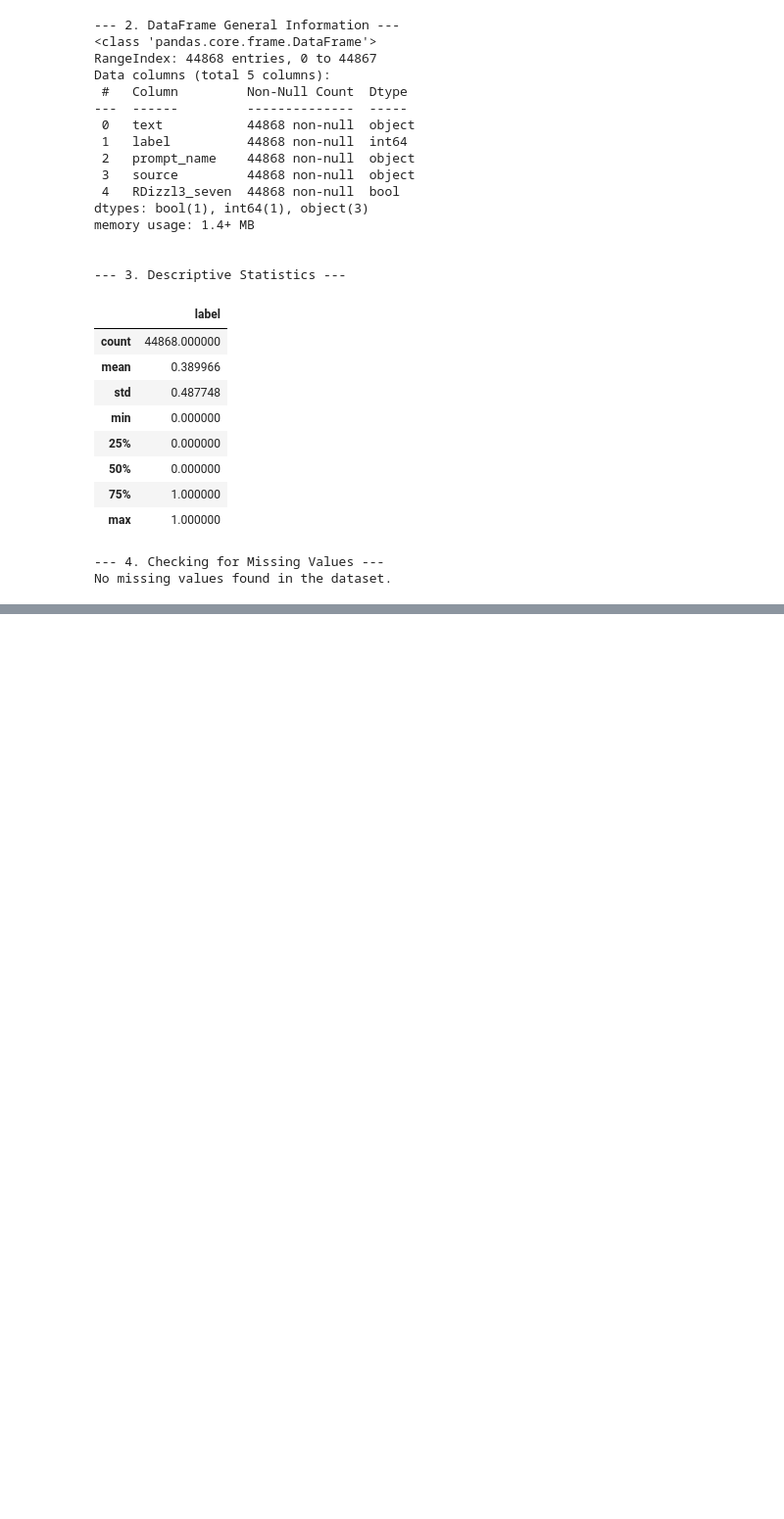
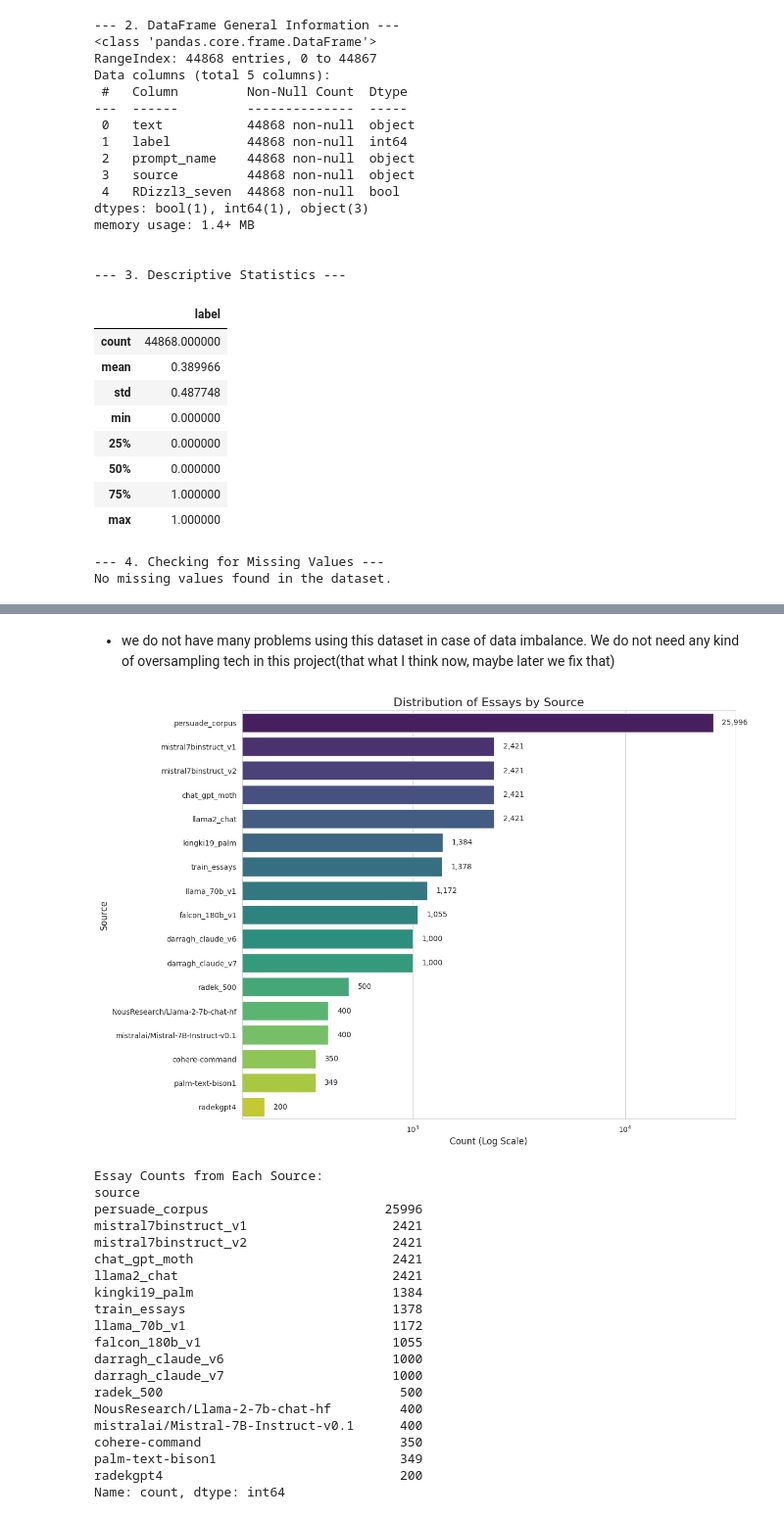
Before and after one commit to alabhastam/gen-ai-det-ph2, a Jupyter notebook: main.ipynb, the cells around one changed output, grey strips where cells are left out. Shown: that part at 98% size. Drawn from its saved outputs; the diff is of its cells as text; code cells hidden in the pictures; blank space fills up the shorter version.

```diff
--- a/main.ipynb
+++ b/main.ipynb
@@ -98,0 +132,45 @@ No missing values found in the dataset.
+# %% [markdown]
+- we do not have many problems using this dataset in case of data imbalance. We do not need any kind of oversampling tech in this project(that what I think now, maybe later we fix that)
+# %%
+if not df.empty:
+    plt.figure(figsize=(12, 10))
+
+    # Plot the distribution of data sources
+    source_order = df['source'].value_counts().index
+    ax = sns.countplot(y='source', data=df, order=source_order, palette='viridis')
+
+    plt.title('Distribution of Essays by Source', fontsize=16)
+    plt.xlabel('Count (Log Scale)', fontsize=12)
+    plt.ylabel('Source', fontsize=12)
+    plt.xscale('log') # Use a log scale due to the large variance in counts
+
+    # Add count labels to the bars
+    for i, (p, count) in enumerate(zip(ax.patches, df['source'].value_counts(sort=True))):
+        ax.text(p.get_width() * 1.1, i, f'{count:,}', va='center')
+
+    plt.show()
+
+    print("\nEssay Counts from Each Source:")
+    print(df['source'].value_counts())
+# %% [output]
+[figure, added]
+Essay Counts from Each Source:
+source
+persuade_corpus                       25996
+mistral7binstruct_v1                   2421
+mistral7binstruct_v2                   2421
+chat_gpt_moth                          2421
+llama2_chat                            2421
+kingki19_palm                          1384
+train_essays                           1378
+llama_70b_v1                           1172
+falcon_180b_v1                         1055
+darragh_claude_v6                      1000
+darragh_claude_v7                      1000
+radek_500                               500
+NousResearch/Llama-2-7b-chat-hf         400
+mistralai/Mistral-7B-Instruct-v0.1      400
+cohere-command                          350
+palm-text-bison1                        349
+radekgpt4                               200
+Name: count, dtype: int64
```
Also changed, not shown: parts of 5 cells of this notebook.
